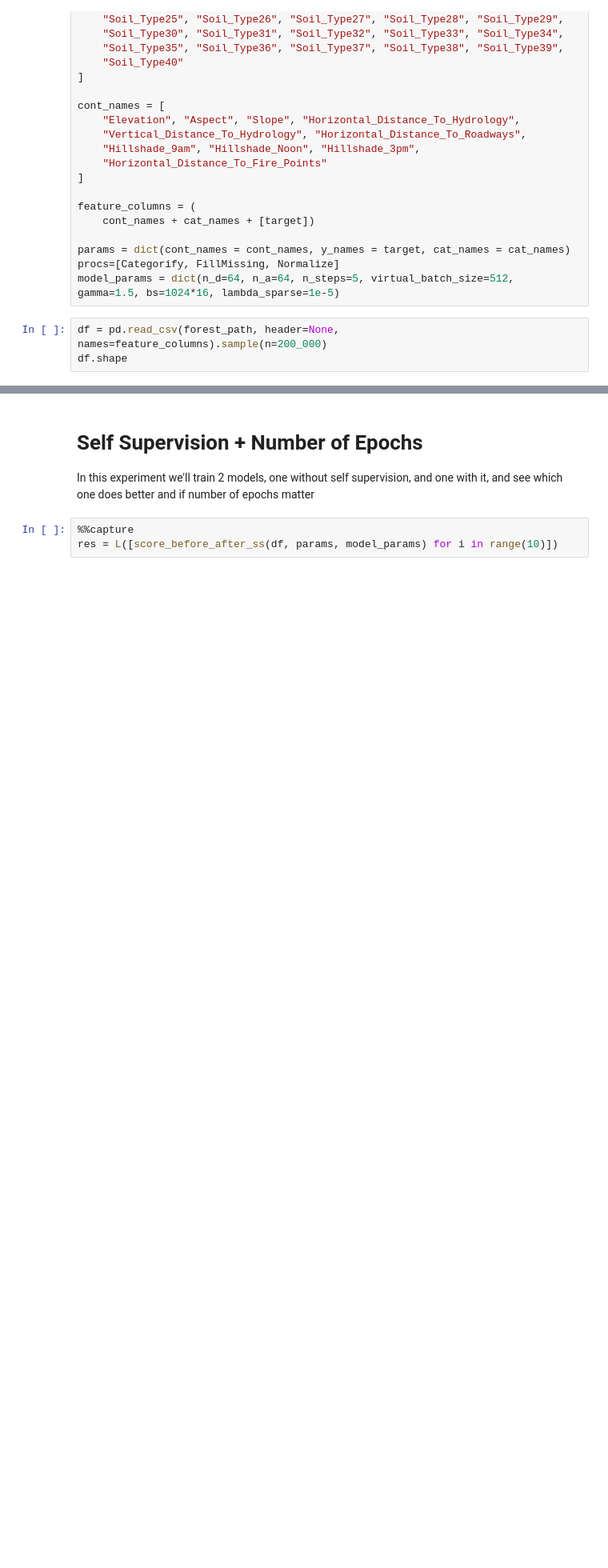
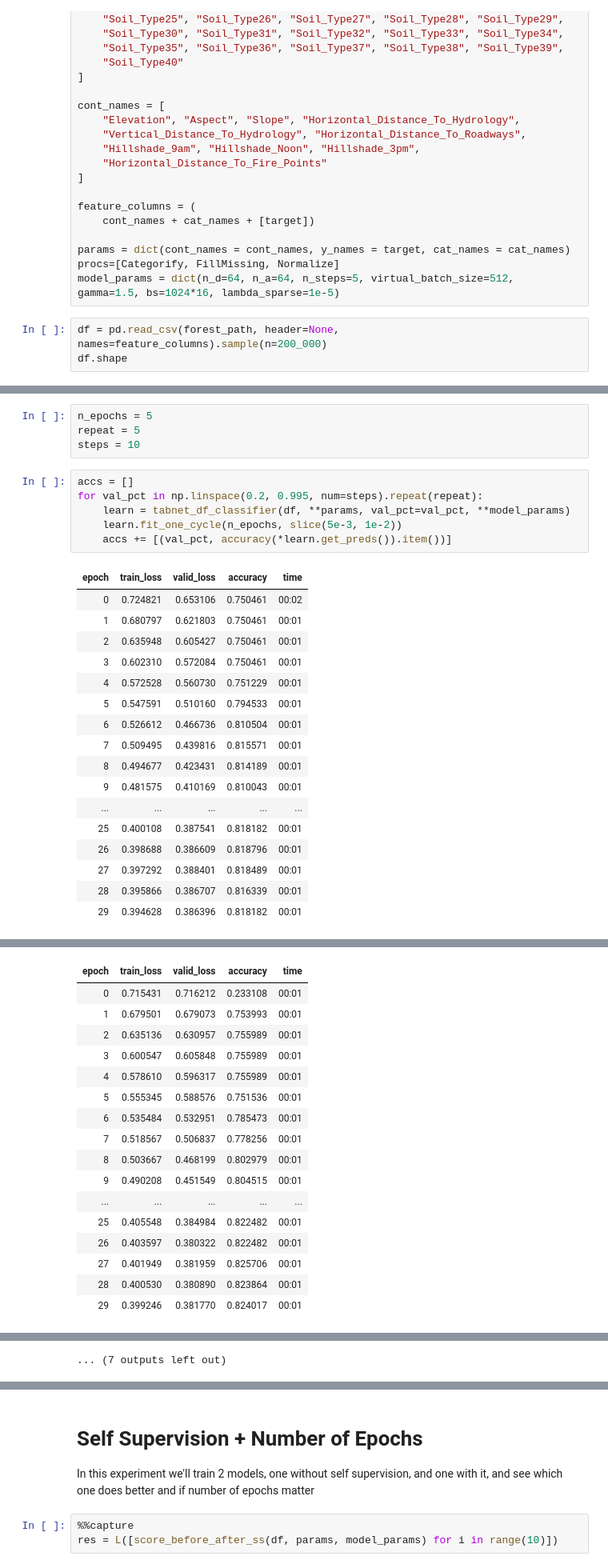
Before and after one commit to matanc1/tabnet, a Jupyter notebook: 03_experiments.ipynb, the cells around one changed output, grey strips where cells are left out. Shown at 80% size. Drawn from its saved outputs; the diff is of its cells as text; blank space fills up the shorter version.

```diff
--- a/03_experiments.ipynb
+++ b/03_experiments.ipynb
@@ -140,0 +183,28 @@ df.shape
+# %%
+n_epochs = 5
+repeat = 5
+steps = 10
+# %%
+accs = []
+for val_pct in np.linspace(0.2, 0.995, num=steps).repeat(repeat):
+    learn = tabnet_df_classifier(df, **params, val_pct=val_pct, **model_params)
+    learn.fit_one_cycle(n_epochs, slice(5e-3, 1e-2))
+    accs += [(val_pct, accuracy(*learn.get_preds()).item())]
+# %% [output]
+| epoch | train_loss | valid_loss | accuracy | time |
+| 0 | 0.724821 | 0.653106 | 0.750461 | 00:02 |
+| 1 | 0.680797 | 0.621803 | 0.750461 | 00:01 |
+| 2 | 0.635948 | 0.605427 | 0.750461 | 00:01 |
+| 3 | 0.602310 | 0.572084 | 0.750461 | 00:01 |
+| 4 | 0.572528 | 0.560730 | 0.751229 | 00:01 |
+| 5 | 0.547591 | 0.510160 | 0.794533 | 00:01 |
+| 6 | 0.526612 | 0.466736 | 0.810504 | 00:01 |
+| 7 | 0.509495 | 0.439816 | 0.815571 | 00:01 |
+| 8 | 0.494677 | 0.423431 | 0.814189 | 00:01 |
+| 9 | 0.481575 | 0.410169 | 0.810043 | 00:01 |
+| ... | ... | ... | ... | ... |
+| 25 | 0.400108 | 0.387541 | 0.818182 | 00:01 |
+| 26 | 0.398688 | 0.386609 | 0.818796 | 00:01 |
+| 27 | 0.397292 | 0.388401 | 0.818489 | 00:01 |
+| 28 | 0.395866 | 0.386707 | 0.816339 | 00:01 |
+| 29 | 0.394628 | 0.386396 | 0.818182 | 00:01 |
@@ -140,0 +212,17 @@ df.shape
+| epoch | train_loss | valid_loss | accuracy | time |
+| 0 | 0.715431 | 0.716212 | 0.233108 | 00:01 |
+| 1 | 0.679501 | 0.679073 | 0.753993 | 00:01 |
+| 2 | 0.635136 | 0.630957 | 0.755989 | 00:01 |
+| 3 | 0.600547 | 0.605848 | 0.755989 | 00:01 |
+| 4 | 0.578610 | 0.596317 | 0.755989 | 00:01 |
+| 5 | 0.555345 | 0.588576 | 0.751536 | 00:01 |
+| 6 | 0.535484 | 0.532951 | 0.785473 | 00:01 |
+| 7 | 0.518567 | 0.506837 | 0.778256 | 00:01 |
+| 8 | 0.503667 | 0.468199 | 0.802979 | 00:01 |
+| 9 | 0.490208 | 0.451549 | 0.804515 | 00:01 |
+| ... | ... | ... | ... | ... |
+| 25 | 0.405548 | 0.384984 | 0.822482 | 00:01 |
+| 26 | 0.403597 | 0.380322 | 0.822482 | 00:01 |
+| 27 | 0.401949 | 0.381959 | 0.825706 | 00:01 |
+| 28 | 0.400530 | 0.380890 | 0.823864 | 00:01 |
+| 29 | 0.399246 | 0.381770 | 0.824017 | 00:01 |
@@ -140,0 +302 @@ df.shape
+... (7 outputs left out)
```
Also changed, not shown: parts of 31 cells of this notebook, 2 other files.
